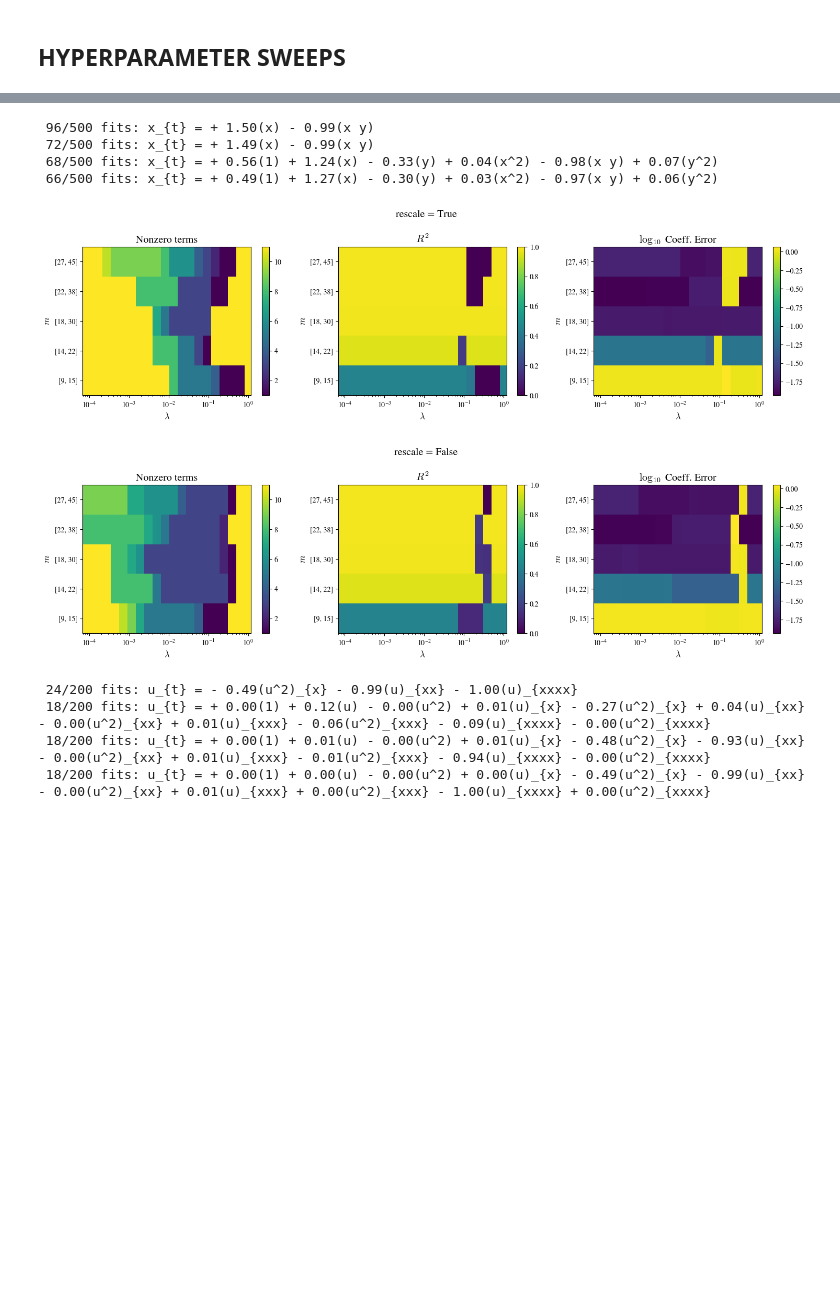
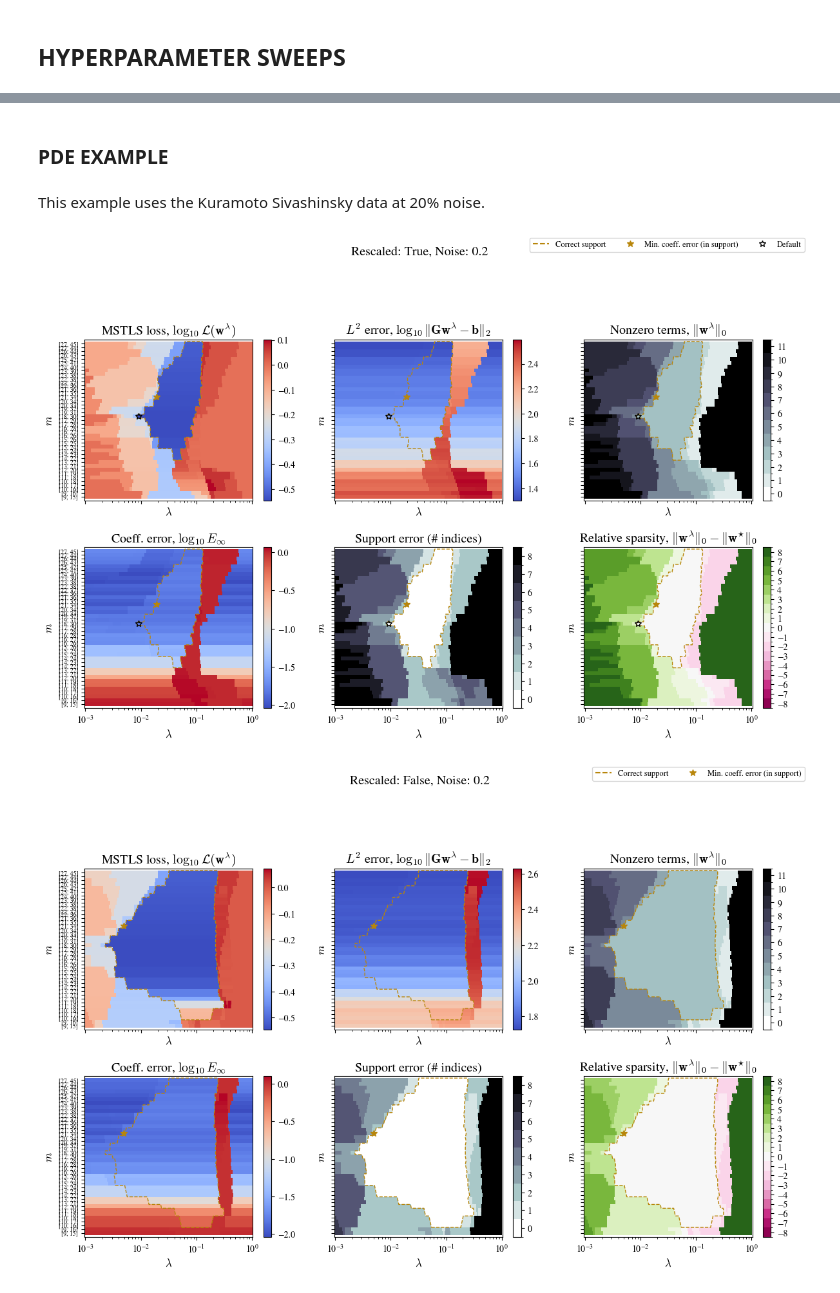
Before and after one commit to SethMinor/PyWSINDy-for-PDEs, a Jupyter notebook: dev/wsindy_dev.ipynb, the cells around one changed output, grey strips where cells are left out. Saved outputs shown, nothing was run; the diff lists cells and outputs as text; code cells hidden in the pictures; blank space fills up the shorter version.

Commit message:
work on new examples NB

```diff
--- a/dev/wsindy_dev.ipynb
+++ b/dev/wsindy_dev.ipynb
@@ -973,44 +1174,4 @@ results = model.hyperparameter_sweep(lhs_name='x_{t}', truth=truth)
-# %%
-# Most common models across the sweep
-from collections import Counter
-
-for model_str,count in Counter(results['model']).most_common(4):
-  print(f'{count:3d}/{len(results["model"])} fits: {model_str}')
-# %% [output]
- 96/500 fits: x_{t} = + 1.50(x) - 0.99(x y)
- 72/500 fits: x_{t} = + 1.49(x) - 0.99(x y)
- 68/500 fits: x_{t} = + 0.56(1) + 1.24(x) - 0.33(y) + 0.04(x^2) - 0.98(x y) + 0.07(y^2)
- 66/500 fits: x_{t} = + 0.49(1) + 1.27(x) - 0.30(y) + 0.03(x^2) - 0.97(x y) + 0.06(y^2)
-# %%
-# Kuramoto Sivashinsky at 20% noise, reduced Lambda grid, results saved to CSV
-U = torch.tensor(np.loadtxt('../Datasets/KS.txt', delimiter=','))
-torch.manual_seed(0)
-U = add_noise(U, 0.2).view(256, -1)
-x = torch.linspace(0, 32*np.pi, 256)
-t = torch.linspace(0, 150, 301)
-
-alpha = [[0,1],
-         [0,0],
-         [1,0],
-         [2,0],
-         [3,0],
-         [4,0]]
-
-beta = [[0],
-        [1],
-        [2]]
-
-model = WSINDy(U, alpha, beta, [x,t], m=[18,30], verbosity=False, equation_type='pde')
-truth = {'(u^2)_{x}': -0.5, '(u)_{xx}': -1.0, '(u)_{xxxx}': -1.0}
-Lambdas = 10**((4/19)*torch.arange(0,20)-4)
-results = model.hyperparameter_sweep(lhs_name='u_{t}', Lambdas=Lambdas, truth=truth, csv_path='ks_sweep.csv')
-
-for model_str,count in Counter(results['model']).most_common(4):
-  print(f'{count:3d}/{len(results["model"])} fits: {model_str}')
-# %% [output]
-[figure, removed]
-[figure, removed]
- 24/200 fits: u_{t} = - 0.49(u^2)_{x} - 0.99(u)_{xx} - 1.00(u)_{xxxx}
- 18/200 fits: u_{t} = + 0.00(1) + 0.12(u) - 0.00(u^2) + 0.01(u)_{x} - 0.27(u^2)_{x} + 0.04(u)_{xx} - 0.00(u^2)_{xx} + 0.01(u)_{xxx} - 0.06(u^2)_{xxx} - 0.09(u)_{xxxx} - 0.00(u^2)_{xxxx}
- 18/200 fits: u_{t} = + 0.00(1) + 0.01(u) - 0.00(u^2) + 0.01(u)_{x} - 0.48(u^2)_{x} - 0.93(u)_{xx} - 0.00(u^2)_{xx} + 0.01(u)_{xxx} - 0.01(u^2)_{xxx} - 0.94(u)_{xxxx} - 0.00(u^2)_{xxxx}
- 18/200 fits: u_{t} = + 0.00(1) + 0.00(u) - 0.00(u^2) + 0.00(u)_{x} - 0.49(u^2)_{x} - 0.99(u)_{xx} - 0.00(u^2)_{xx} + 0.01(u)_{xxx} + 0.00(u^2)_{xxx} - 1.00(u)_{xxxx} + 0.00(u^2)_{xxxx}
+# %% [markdown]
+### **PDE EXAMPLE**
+# %% [markdown]
+This example uses the Kuramoto Sivashinsky data at 20% noise.
@@ -1016,0 +1215,13 @@ for model_str,count in Counter(results['model']).most_common(4):
+# %%
+# Pick sweep parameters
+sweep_params = {
+    'lhs_name': lhs_name,
+    'true_coeffs': true_coeffs,
+    'noise': noise
+}
+
+# RUN THE SWEEP
+results = model.hyperparameter_sweep(**sweep_params)
+# %% [output]
+[figure, added]
+[figure, added]
```
Also changed, not shown: parts of 23 cells of this notebook, 6 other files.
